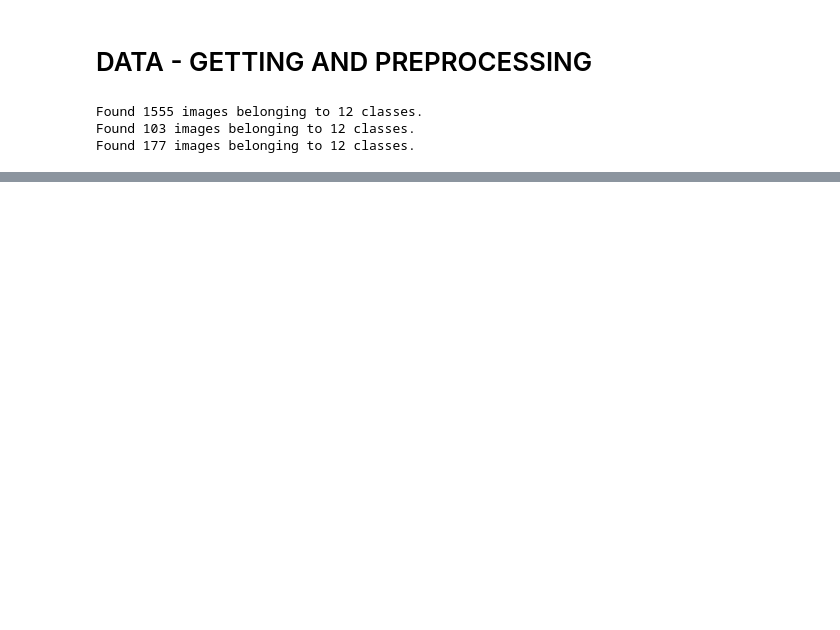
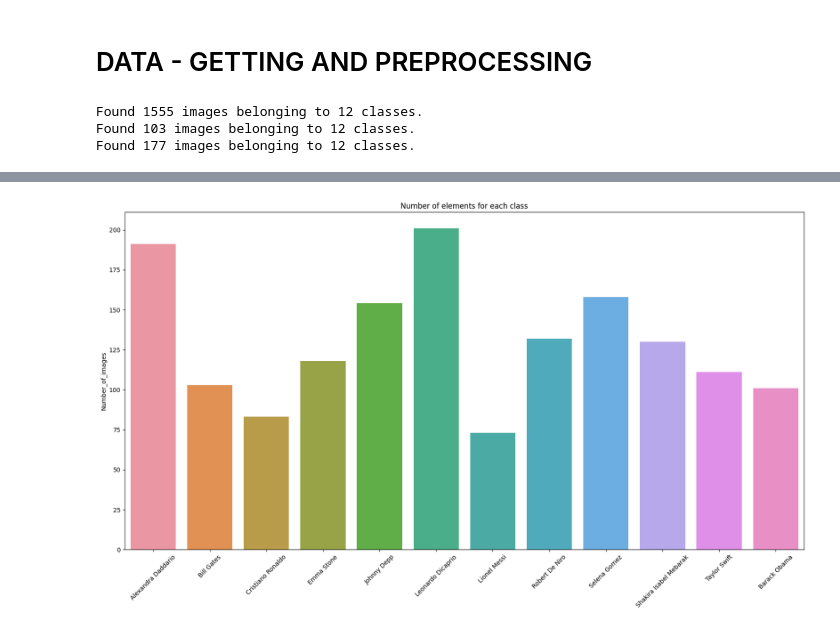
Before and after one commit to MPT93/Face_recognition, a Jupyter notebook: main.ipynb, the cells around one changed output, grey strips where cells are left out. Drawn from its saved outputs; the diff is of its cells as text; code cells hidden in the pictures; blank space fills up the shorter version.

```diff
--- a/main.ipynb
+++ b/main.ipynb
@@ -105,0 +145,10 @@ Found 177 images belonging to 12 classes.
+# %%
+def get_number_of_elements_in_classes_as_df (dataset, labels):
+    classes_size = Counter(dataset.classes)
+    classes_labels_and_size_dict = {labels[key] : classes_size[key] for key in classes_size}
+    classes_labels_and_size_df = pd.DataFrame(index = classes_labels_and_size_dict.keys(),
+                                              columns = ["Number_of_images"],
+                                              data = classes_labels_and_size_dict.values())
+    return classes_labels_and_size_df
+# %%
+classes_labels_and_size_df = get_number_of_elements_in_classes_as_df (train_dataset, labels)
@@ -105,0 +171,11 @@ Found 177 images belonging to 12 classes.
+# %%
+def plot_barplot_of_classes_and_elements(df):
+    plt.figure(figsize=(20, 10))
+    sns.barplot(x = df.index, y=df.columns[0], data = df)
+    plt.xticks(rotation = 45)
+    plt.title("Number of elements for each class")
+    plt.show()
+# %%
+plot_barplot_of_classes_and_elements(classes_labels_and_size_df)
+# %% [output]
+[figure, added]
```
Also changed, not shown: parts of 6 cells of this notebook.
